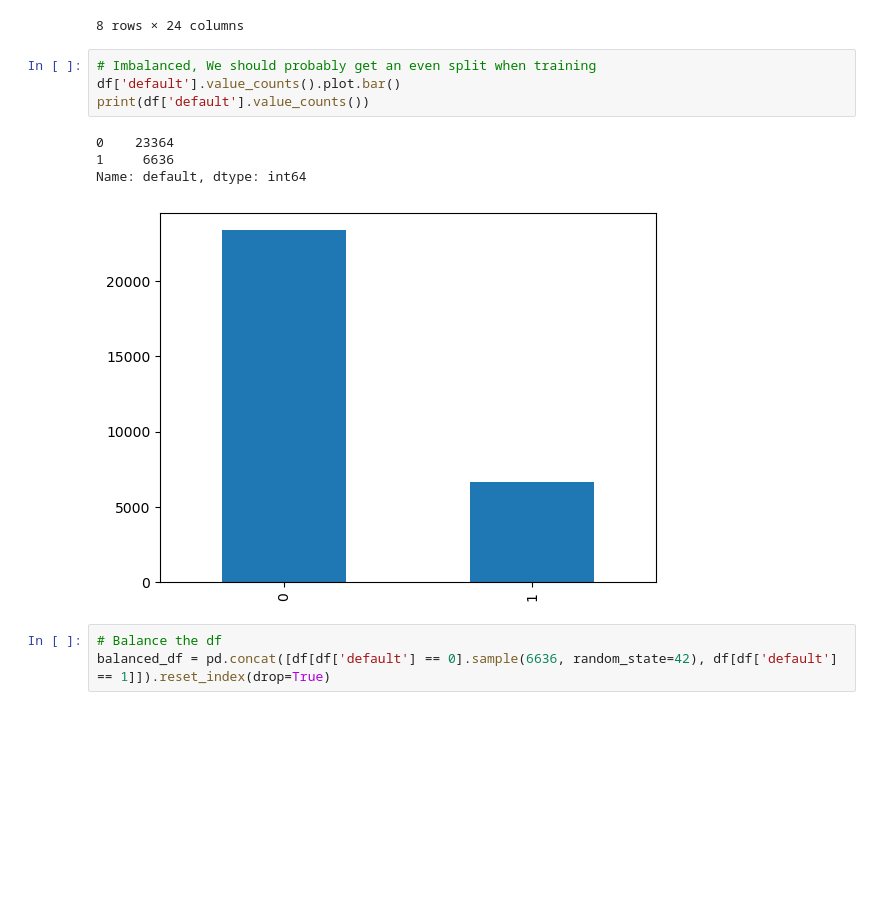
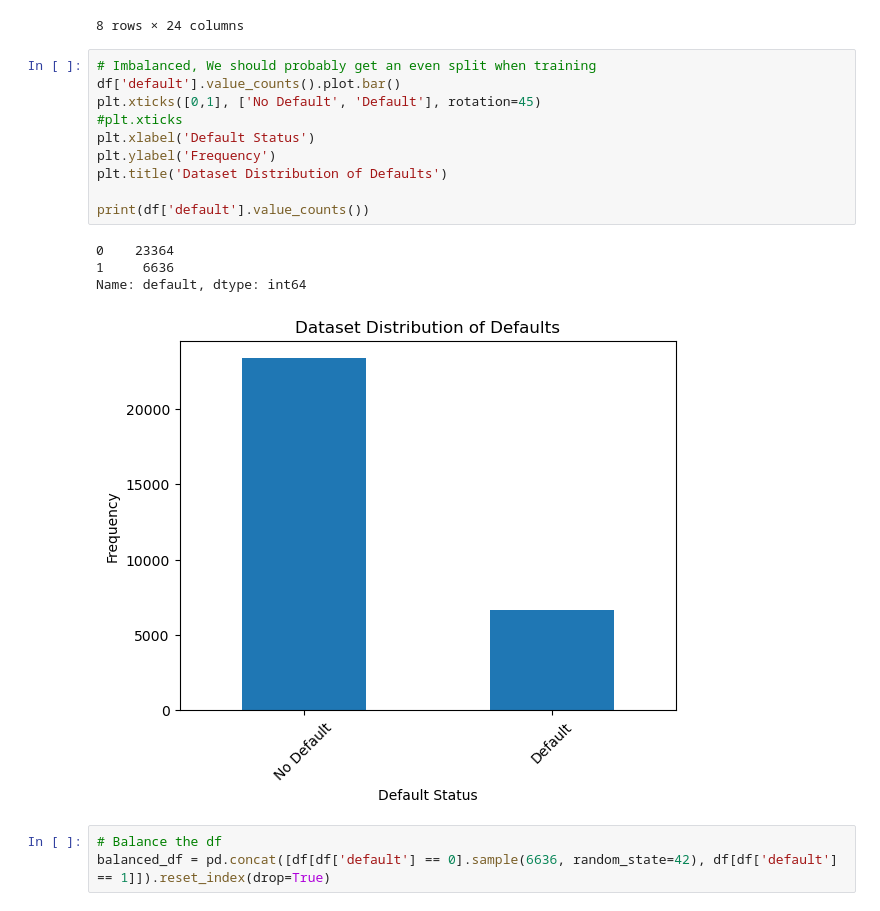
Before and after one commit to pogrebitskiy/Credit_Defaults, a Jupyter notebook: exploration.ipynb, the cells around one changed output. Drawn from its saved outputs; the diff is of its cells as text; blank space fills up the shorter version.

```diff
--- a/exploration.ipynb
+++ b/exploration.ipynb
@@ -96,12 +96,18 @@ df.describe()
 # %%
 # Imbalanced, We should probably get an even split when training
 df['default'].value_counts().plot.bar()
+plt.xticks([0,1], ['No Default', 'Default'], rotation=45)
+#plt.xticks
+plt.xlabel('Default Status')
+plt.ylabel('Frequency')
+plt.title('Dataset Distribution of Defaults')
+
 print(df['default'].value_counts())
 # %% [output]
 0    23364
 1     6636
 Name: default, dtype: int64
-[figure, old version]
+[figure, new version]
 # %%
 # Balance the df
 balanced_df = pd.concat([df[df['default'] == 0].sample(6636, random_state=42), df[df['default'] == 1]]).reset_index(drop=True)
```
Also changed, not shown: parts of 2 cells of this notebook, 2 other files.
